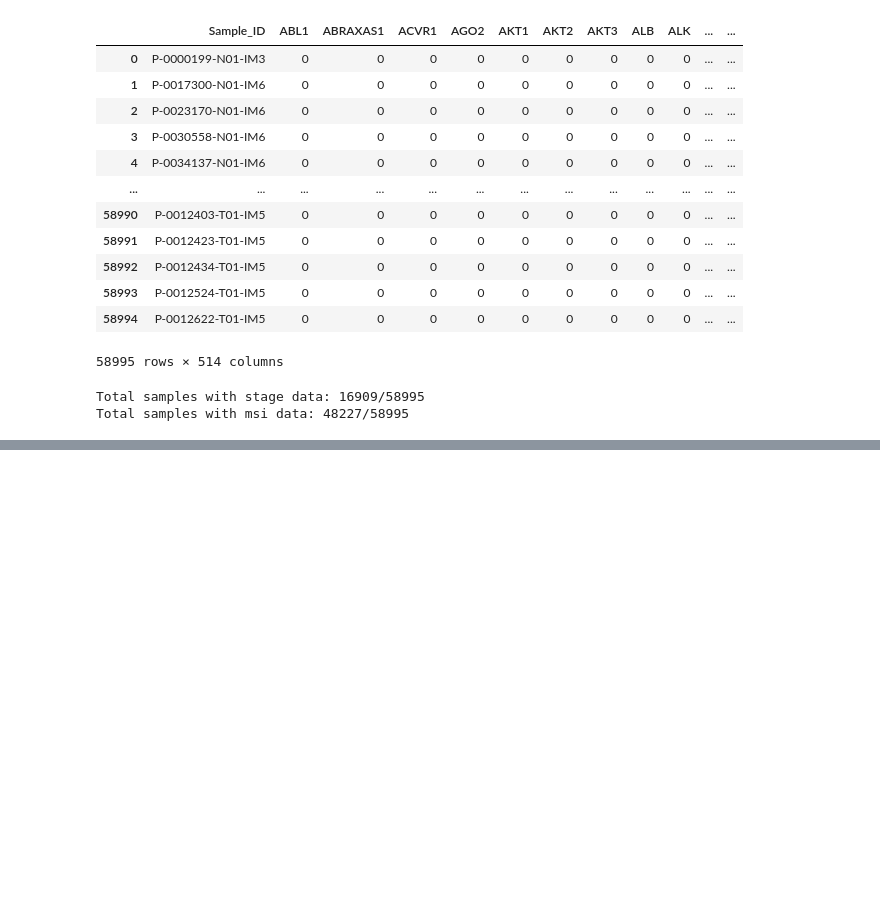
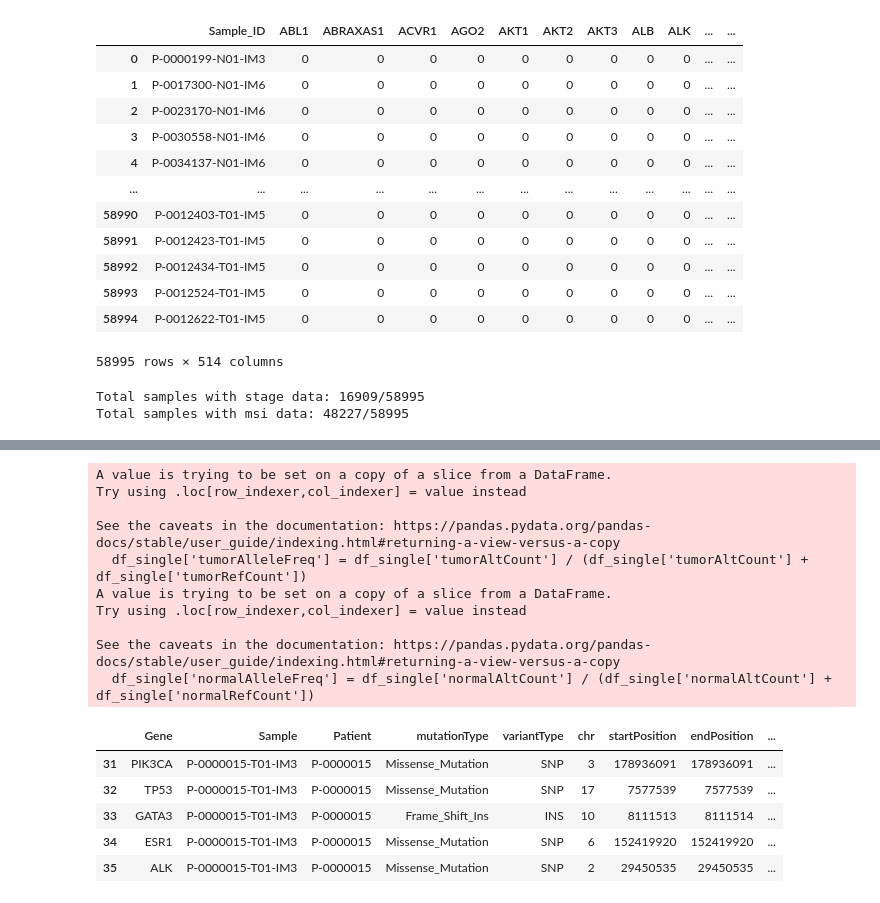
Before and after one commit to Lyce24/DLG_Final_Project, a Jupyter notebook: imputing/data_download.ipynb, the cells around one changed output, grey strips where cells are left out. Cells and saved outputs as stored; diff of their text form; code cells hidden in the pictures; blank space fills up the shorter version.

```diff
--- a/imputing/data_download.ipynb
+++ b/imputing/data_download.ipynb
@@ -290,0 +514,26 @@ mutation_matrix.to_csv('../data/mutation_matrix_with_clinical_data.csv', index=F
+# %%
+# select mutationType, variantType, chr, startPosition, endPosition, proteinPosStart, proteinPosEnd, tumorAlleleFreq = tumorAltCount/(tumorAltCount + tumorRefCount), normalAlleleFreq = normalAltCount/(normalAltCount + normalRefCount)
+df_single['tumorAlleleFreq'] = df_single['tumorAltCount'] / (df_single['tumorAltCount'] + df_single['tumorRefCount'])
+df_single['normalAlleleFreq'] = df_single['normalAltCount'] / (df_single['normalAltCount'] + df_single['normalRefCount'])
+
+df_clean = df_single[['Gene', 'Sample', 'Patient', 'mutationType', 'variantType', 'chr', 'startPosition', 'endPosition',
+                       'proteinPosStart', 'proteinPosEnd', 'tumorAlleleFreq', 'normalAlleleFreq']]
+df_clean.to_csv('../data/msk_2024_mutations_clean.csv', index=False)
+df_clean.head()
+# %% [output]
+A value is trying to be set on a copy of a slice from a DataFrame.
+Try using .loc[row_indexer,col_indexer] = value instead
+
+See the caveats in the documentation: https://pandas.pydata.org/pandas-docs/stable/user_guide/indexing.html#returning-a-view-versus-a-copy
+  df_single['tumorAlleleFreq'] = df_single['tumorAltCount'] / (df_single['tumorAltCount'] + df_single['tumorRefCount'])
+A value is trying to be set on a copy of a slice from a DataFrame.
+Try using .loc[row_indexer,col_indexer] = value instead
+
+See the caveats in the documentation: https://pandas.pydata.org/pandas-docs/stable/user_guide/indexing.html#returning-a-view-versus-a-copy
+  df_single['normalAlleleFreq'] = df_single['normalAltCount'] / (df_single['normalAltCount'] + df_single['normalRefCount'])
+|  | Gene | Sample | Patient | mutationType | variantType | chr | startPosition | endPosition | ... |
+| 31 | PIK3CA | P-0000015-T01-IM3 | P-0000015 | Missense_Mutation | SNP | 3 | 178936091 | 178936091 | ... |
+| 32 | TP53 | P-0000015-T01-IM3 | P-0000015 | Missense_Mutation | SNP | 17 | 7577539 | 7577539 | ... |
+| 33 | GATA3 | P-0000015-T01-IM3 | P-0000015 | Frame_Shift_Ins | INS | 10 | 8111513 | 8111514 | ... |
+| 34 | ESR1 | P-0000015-T01-IM3 | P-0000015 | Missense_Mutation | SNP | 6 | 152419920 | 152419920 | ... |
+| 35 | ALK | P-0000015-T01-IM3 | P-0000015 | Missense_Mutation | SNP | 2 | 29450535 | 29450535 | ... |
```
Also changed, not shown: parts of 12 cells of this notebook, 8 other files.
